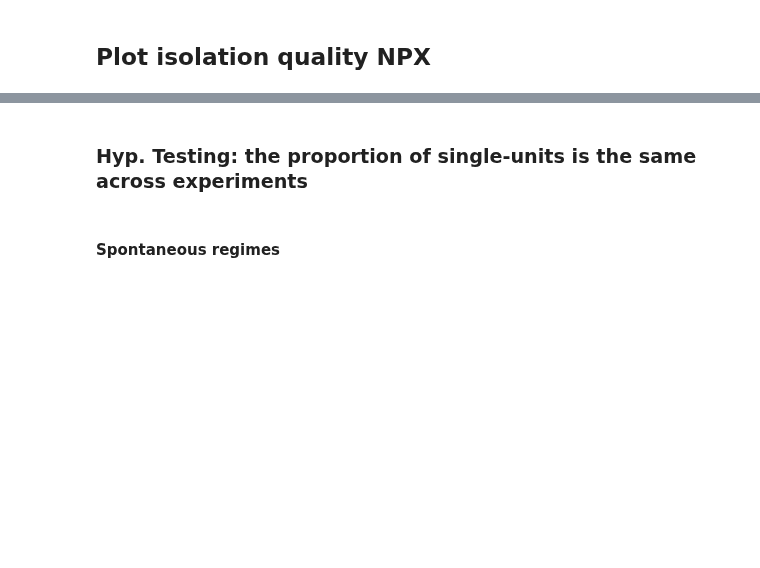
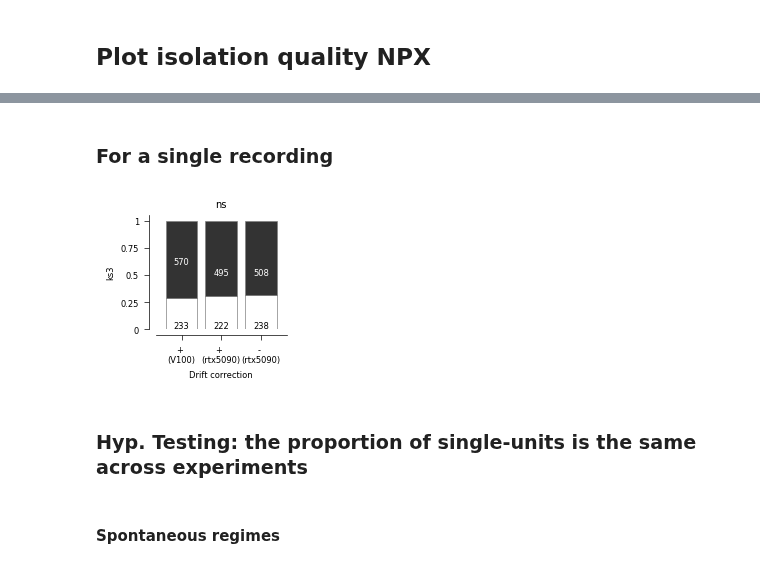
Before and after one commit to steevelaquitaine/spikebias, a Jupyter notebook: notebooks/4_reviews/fig_xx_yields_by_driftcorr.ipynb, the cells around one changed output, grey strips where cells are left out. Saved outputs shown, nothing was run; the diff lists cells and outputs as text; code cells hidden in the pictures; blank space fills up the shorter version.

```diff
--- a/notebooks/4_reviews/fig_xx_yields_by_driftcorr.ipynb
+++ b/notebooks/4_reviews/fig_xx_yields_by_driftcorr.ipynb
@@ -59,14 +72,17 @@ SORTED_ks3_paths = {
     "ms_v100_corr": './dataset/01_intermediate/sorting/marques/SortingKS3_10m',
     "ns_v100_corr": './dataset/01_intermediate/sorting/npx_spont/SortingKS3_10m',
     "ne_v100_corr": './dataset/01_intermediate/sorting/npx_evoked/SortingKS3_10m',
+    "s_v100_corr": './dataset/01_intermediate/sorting/buccino/SortingKS3',
     "ds1_v100_corr": './dataset/01_intermediate/sorting/dense_probe1/SortingKS3_10m',
     "ms_rtx_corr": './temp/npx_vivo/SortingKS3_10m_RTX5090_DriftCorr',
     "ns_rtx_corr": './temp/npx_spont/SortingKS3_10m_RTX5090_DriftCorr',
     "ne_rtx_corr": './temp/npx_evoked_20khz/SortingKS3_10m_RTX5090_DriftCorr',
+    "s_rtx_corr": './temp/npx_synth/SortingKS3_10m_RTX5090_DriftCorr',
     "ds1_rtx_corr": './temp/dense_spont_probe1/SortingKS3_10m_RTX5090_DriftCorr',
     "ms_rtx_no_corr": './temp/npx_vivo/SortingKS3_10m_RTX5090_NoDriftCorr',
     "ns_rtx_no_corr": './temp/npx_spont/SortingKS3_10m_RTX5090_NoDriftCorr',
     "ne_rtx_no_corr": './temp/npx_evoked_20khz/SortingKS3_10m_RTX5090_NoDriftCorr',
+    "s_rtx_no_corr": './temp/npx_synth/SortingKS3_10m_RTX5090_NoDriftCorr',
     "ds1_rtx_no_corr": './temp/dense_spont_probe1/SortingKS3_10m_RTX5090_NoDriftCorr'
 }
 
@@ -75,14 +91,17 @@ SORTED_ks4_paths = {
     "ms_v100_corr": './dataset/01_intermediate/sorting/marques/SortingKS4_10m',
     "ns_v100_corr": './dataset/01_intermediate/sorting/npx_spont/SortingKS4_10m',
     "ne_v100_corr": './dataset/01_intermediate/sorting/npx_evoked/SortingKS4_10m',
+    "s_v100_corr": './dataset/01_intermediate/sorting/buccino/SortingKS4',
     "ds1_v100_corr": './dataset/01_intermediate/sorting/dense_probe1/SortingKS4_10m',
     "ms_rtx_corr": './temp/npx_vivo/SortingKS4_10m_RTX5090_DriftCorr',
     "ns_rtx_corr": './temp/npx_spont/SortingKS4_10m_RTX5090_DriftCorr',
     "ne_rtx_corr": './temp/npx_evoked_20khz/SortingKS4_10m_RTX5090_DriftCorr',
+    "s_rtx_corr": './temp/npx_synth/SortingKS4_10m_RTX5090_DriftCorr',
     "ds1_rtx_corr": './temp/dense_spont_probe1/SortingKS4_10m_RTX5090_DriftCorr',
     "ms_rtx_no_corr": './temp/npx_vivo/SortingKS4_10m_RTX5090_NoDriftCorr',
     "ns_rtx_no_corr": './temp/npx_spont/SortingKS4_10m_RTX5090_NoDriftCorr',
     "ne_rtx_no_corr": './temp/npx_evoked_20khz/SortingKS4_10m_RTX5090_NoDriftCorr',
+    "s_rtx_no_corr": './temp/npx_synth/SortingKS4_10m_RTX5090_NoDriftCorr',
     "ds1_rtx_no_corr": './temp/dense_spont_probe1/SortingKS4_10m_RTX5090_NoDriftCorr'
 }
 
@@ -91,14 +110,17 @@ SORTED_ks2_5_paths = {
     "ms_v100_corr": './dataset/01_intermediate/sorting/marques/SortingKS2_5_10m',
     "ns_v100_corr": './dataset/01_intermediate/sorting/npx_spont/SortingKS2_5_10m',
     "ne_v100_corr": './dataset/01_intermediate/sorting/npx_evoked/SortingKS2_5_10m',
+    "s_v100_corr": './dataset/01_intermediate/sorting/buccino/SortingKS2_5',
     "ds1_v100_corr": './dataset/01_intermediate/sorting/dense_probe1/SortingKS2_5_10m',
     "ms_rtx_corr": './temp/npx_vivo/SortingKS2_5_10m_RTX5090_DriftCorr',
     "ns_rtx_corr": './temp/npx_spont/SortingKS2_5_10m_RTX5090_DriftCorr',
     "ne_rtx_corr": './temp/npx_evoked_20khz/SortingKS2_5_10m_RTX5090_DriftCorr',
+    "s_rtx_corr": './temp/npx_synth/SortingKS2_5_10m_RTX5090_DriftCorr',
     "ds1_rtx_corr": './temp/dense_spont_probe1/SortingKS2_5_10m_RTX5090_DriftCorr',
     "ms_rtx_no_corr": './temp/npx_vivo/SortingKS2_5_10m_RTX5090_NoDriftCorr',
     "ns_rtx_no_corr": './temp/npx_spont/SortingKS2_5_10m_RTX5090_NoDriftCorr',
     "ne_rtx_no_corr": './temp/npx_evoked_20khz/SortingKS2_5_10m_RTX5090_NoDriftCorr',
+    "s_rtx_no_corr": './temp/npx_synth/SortingKS2_5_10m_RTX5090_NoDriftCorr',
     "ds1_rtx_no_corr": './temp/dense_spont_probe1/SortingKS2_5_10m_RTX5090_NoDriftCorr'
 }
 
@@ -359,3 +498,30 @@ plt.savefig(
+# %% [markdown]
+### For a single recording
+# %%
+# parameters
+exp = 'ns'
+sorter = 'ks3'
+
+# compute data
+plot_data = process_each_experiment(exp, SORTED_ks3_paths[f"{exp}_v100_corr"], SORTED_ks3_paths[f"{exp}_rtx_corr"], SORTED_ks3_paths[f"{exp}_rtx_no_corr"])
+
+# setup
+FIGSIZE = (2, 2)
+SHIFT = 0.3
+_, ax = plt.subplots(1,1,figsize=FIGSIZE)
+
+number_pos = {'exp1_x':-0.3 + SHIFT, 'exp1_y_su': 0.01, 'exp1_y_mu': 0.6,
+              'exp2_x': 0.7 + SHIFT, 'exp2_y_su': 0.01, 'exp2_y_mu': 0.5,
+              'exp3_x': 1.7 + SHIFT, 'exp3_y_su': 0.01, 'exp3_y_mu': 0.5}
+
+isolation.plot_unit_isolation_by_drift_corr(ax, plot_data[f"{exp}_v100_corr"], plot_data[f"{exp}_rtx_corr"], plot_data[f"{exp}_rtx_no_corr"], legend_cfg, number_pos)
+ax.set_yticks([0, 0.25, 0.5, 0.75, 1], [0, 0.25, 0.5, 0.75, 1])
+ax.set_title(exp)
+ax.set_ylabel(sorter)
+
+plt.tight_layout()
+# %% [output]
+[figure, added]
 # %%
 # number of single-units
 good_m = sum(df_nv["kslabel"] == "good")
```
Also changed, not shown: parts of 8 cells of this notebook.
